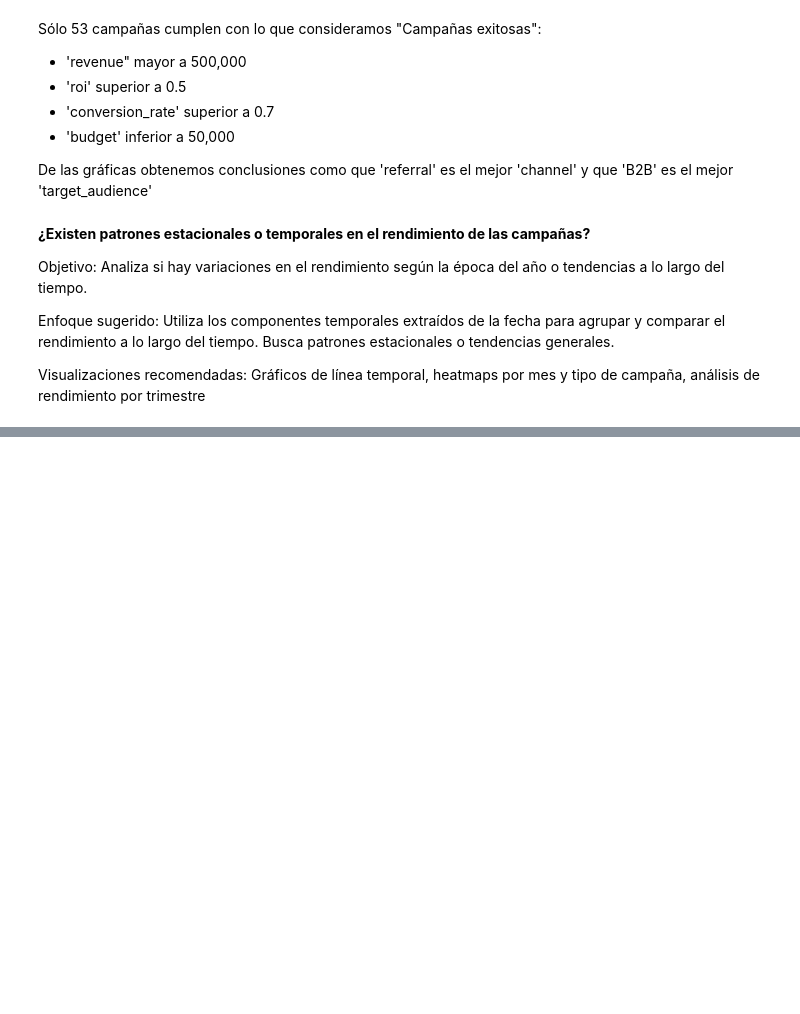
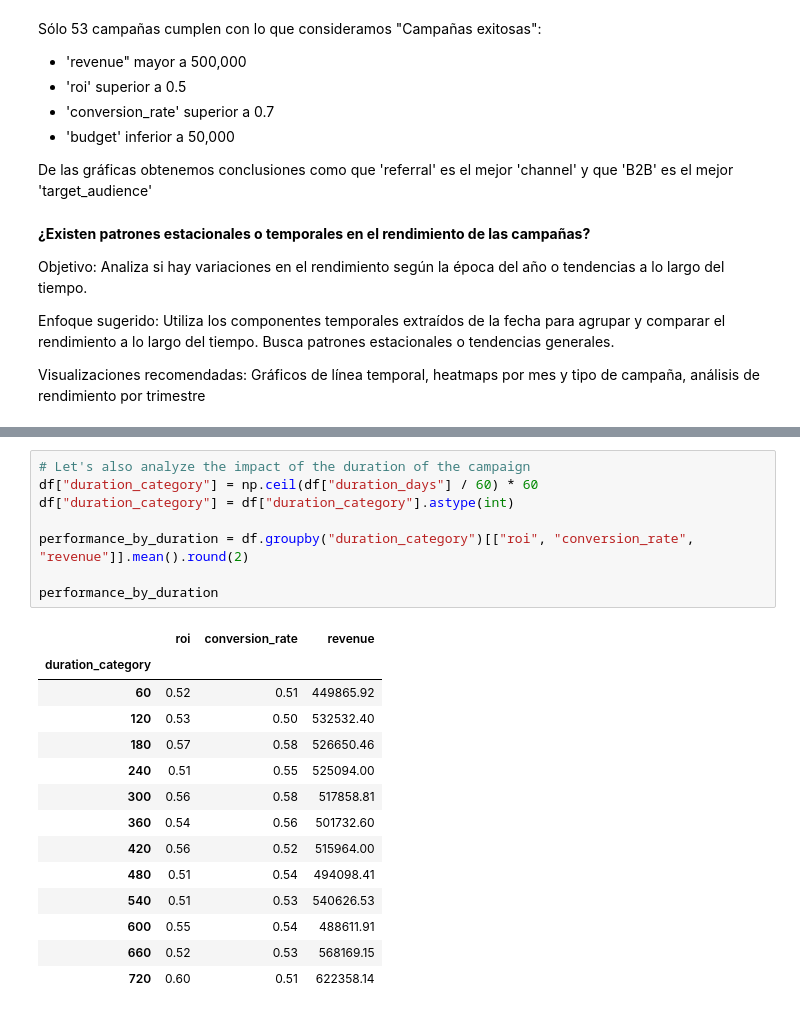
Before and after one commit to Ignacio538/Marketing-Campaings, a Jupyter notebook: Tasks.ipynb, the cells around one changed output, grey strips where cells are left out. Saved outputs shown, nothing was run; the diff lists cells and outputs as text; blank space fills up the shorter version.

```diff
--- a/Tasks.ipynb
+++ b/Tasks.ipynb
@@ -567,0 +611,23 @@ Visualizaciones recomendadas: Gráficos de línea temporal, heatmaps por mes y t
+# %%
+# Let's also analyze the impact of the duration of the campaign
+df["duration_category"] = np.ceil(df["duration_days"] / 60) * 60
+df["duration_category"] = df["duration_category"].astype(int)
+
+performance_by_duration = df.groupby("duration_category")[["roi", "conversion_rate", "revenue"]].mean().round(2)
+
+performance_by_duration
+# %% [output]
+|  | roi | conversion_rate | revenue |
+| duration_category |  |  |  |
+| 60 | 0.52 | 0.51 | 449865.92 |
+| 120 | 0.53 | 0.50 | 532532.40 |
+| 180 | 0.57 | 0.58 | 526650.46 |
+| 240 | 0.51 | 0.55 | 525094.00 |
+| 300 | 0.56 | 0.58 | 517858.81 |
+| 360 | 0.54 | 0.56 | 501732.60 |
+| 420 | 0.56 | 0.52 | 515964.00 |
+| 480 | 0.51 | 0.54 | 494098.41 |
+| 540 | 0.51 | 0.53 | 540626.53 |
+| 600 | 0.55 | 0.54 | 488611.91 |
+| 660 | 0.52 | 0.53 | 568169.15 |
+| 720 | 0.60 | 0.51 | 622358.14 |
```
Also changed, not shown: parts of 2 cells of this notebook.
